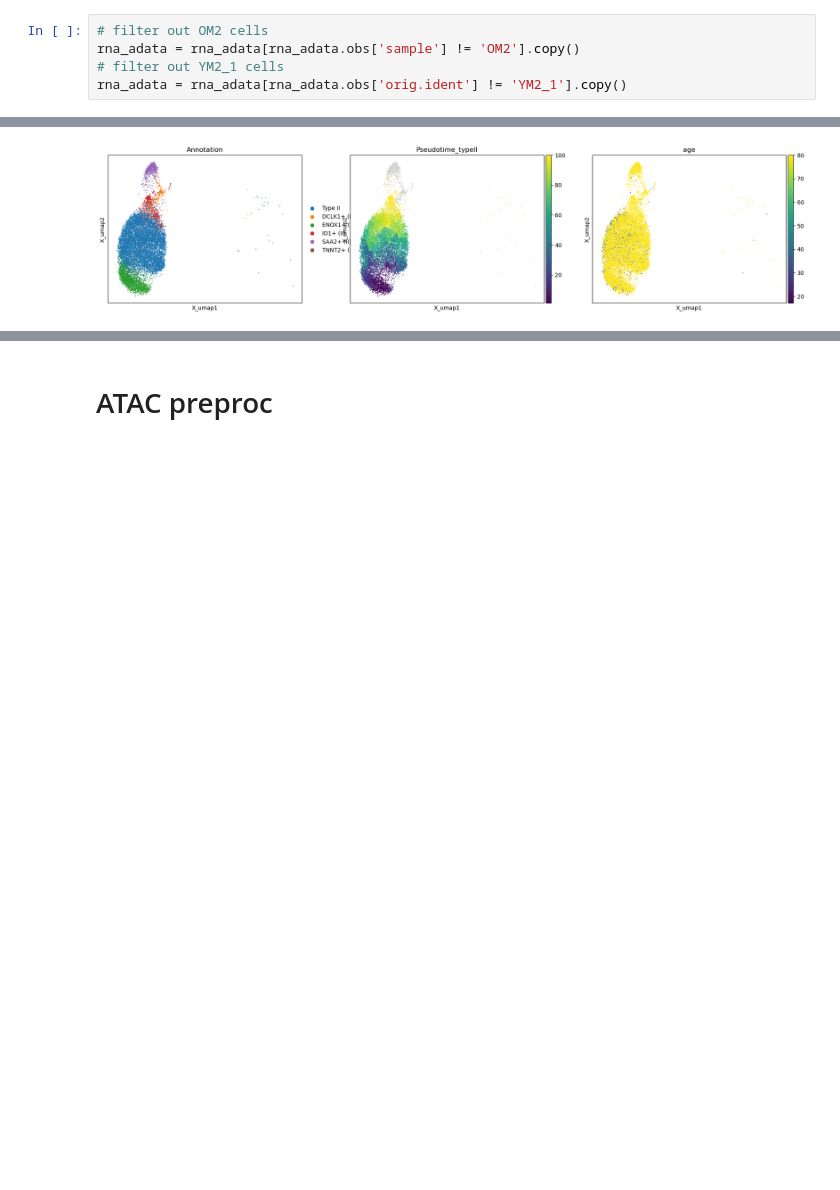
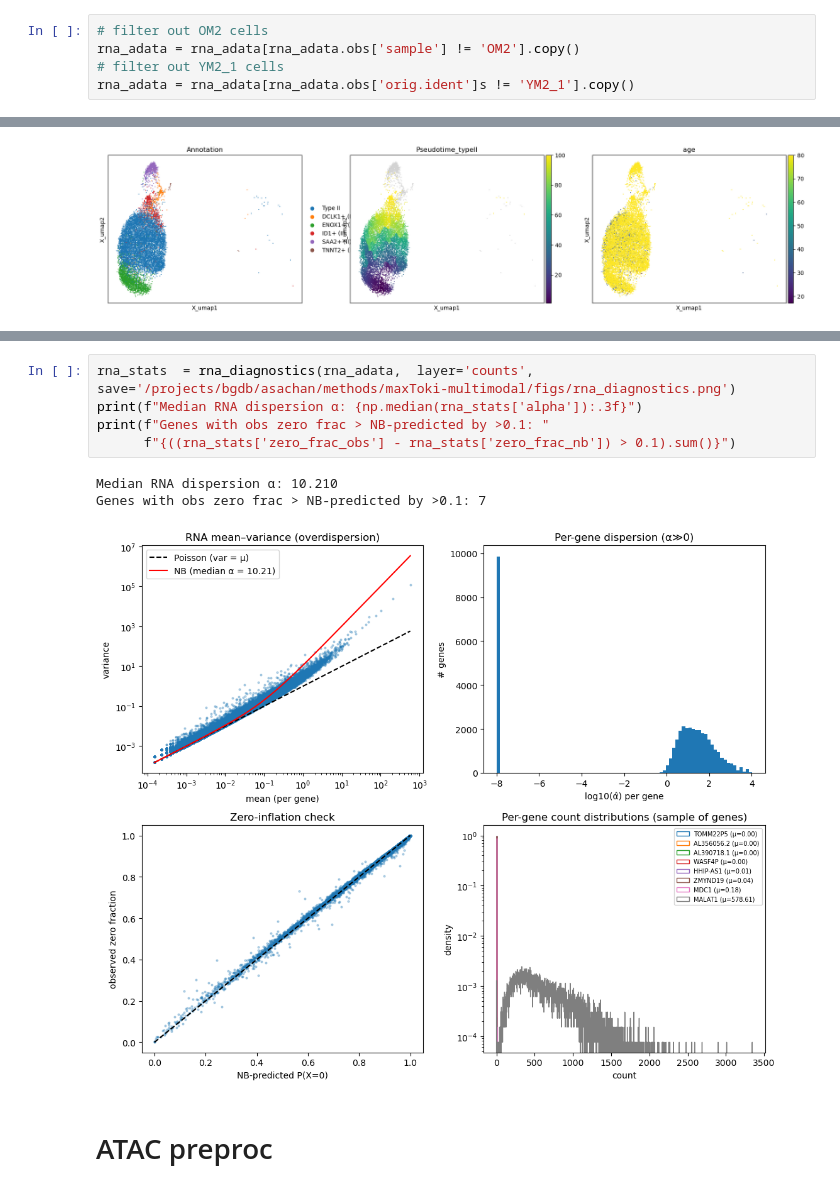
Before and after one commit to sachha-naksha/maxToki-multimodal, a Jupyter notebook: sub-packages/bionemo-maxtoki/src/bionemo/maxtoki/data_prep/skm_human_preproc.ipynb, the cells around one changed output, grey strips where cells are left out. Drawn from its saved outputs; the diff is of its cells as text; blank space fills up the shorter version.

```diff
--- a/sub-packages/bionemo-maxtoki/src/bionemo/maxtoki/data_prep/skm_human_preproc.ipynb
+++ b/sub-packages/bionemo-maxtoki/src/bionemo/maxtoki/data_prep/skm_human_preproc.ipynb
@@ -33,7 +33,7 @@ rna_adata = sc.read_h5ad(adata_rna)
 # filter out OM2 cells
 rna_adata = rna_adata[rna_adata.obs['sample'] != 'OM2'].copy()
 # filter out YM2_1 cells
-rna_adata = rna_adata[rna_adata.obs['orig.ident'] != 'YM2_1'].copy()
+rna_adata = rna_adata[rna_adata.obs['orig.ident']s != 'YM2_1'].copy()
 # %%
 #drop OM9_D* cells from rna_adata (these are Gluteus Medius cells)
 rna_adata = rna_adata[~rna_adata.obs['orig.ident'].str.contains('OM9_D')]
@@ -424,3 +503,12 @@ sc.pl.embedding(rna_adata, basis='X_umap', color=['Annotation', 'Pseudotime_type
+# %%
+rna_stats  = rna_diagnostics(rna_adata,  layer='counts', save='/projects/bgdb/asachan/methods/maxToki-multimodal/figs/rna_diagnostics.png')
+print(f"Median RNA dispersion α: {np.median(rna_stats['alpha']):.3f}")
+print(f"Genes with obs zero frac > NB-predicted by >0.1: "
+      f"{((rna_stats['zero_frac_obs'] - rna_stats['zero_frac_nb']) > 0.1).sum()}")
+# %% [output]
+Median RNA dispersion α: 10.210
+Genes with obs zero frac > NB-predicted by >0.1: 7
+[figure, added]
 # %% [markdown]
 # ATAC preproc
 # %%
```
Also changed, not shown: parts of 15 cells of this notebook.
